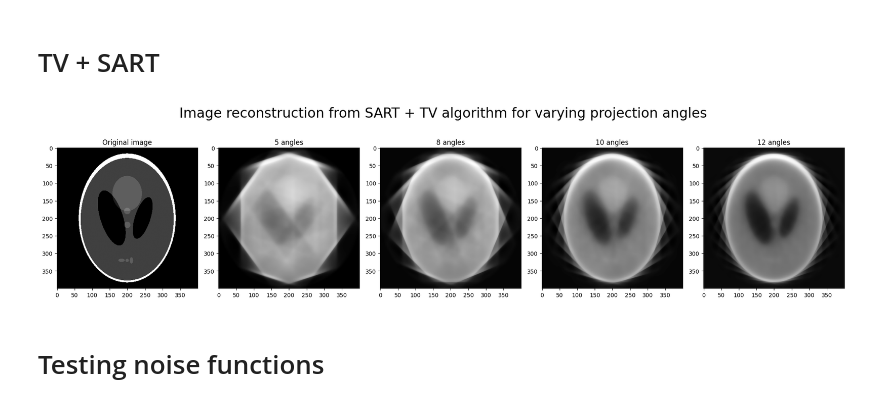
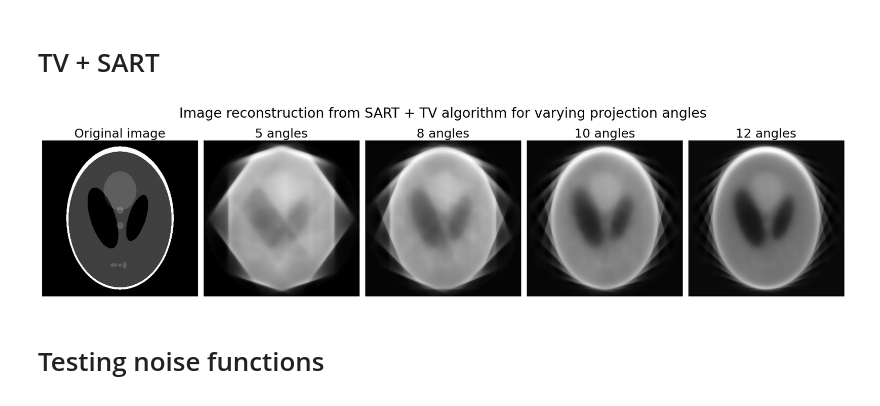
Before and after one commit to msmith693/tomography, a Jupyter notebook: notebook/sart_tv_reconstruction.ipynb, the cells around one changed output. Cells and saved outputs as stored; diff of their text form; code cells hidden in the pictures.

```diff
--- a/sart_tv_reconstruction.ipynb
+++ b/notebook/sart_tv_reconstruction.ipynb
@@ -183,39 +183,41 @@ sinogram = radon(image)
 
 reconstruction_image_5_angles = modified_sart_plus_tv(
     generate_sparse_sinogram(image, 5), theta=generate_num_projections(5)
 )
 reconstruction_image_8_angles = modified_sart_plus_tv(
     generate_sparse_sinogram(image, 8), theta=generate_num_projections(8)
 )
 reconstruction_image_12_angles = modified_sart_plus_tv(
     generate_sparse_sinogram(image, 12), theta=generate_num_projections(12)
 )
 reconstruction_image_15_angles = modified_sart_plus_tv(
     generate_sparse_sinogram(image, 15), theta=generate_num_projections(15)
 )
 
 imkwargs = dict(vmin=-0.2, vmax=0.2)
 fig, (ax1, ax2, ax3, ax4, ax5) = plt.subplots(1, 5, figsize=(20, 10))
 fig.suptitle(
     "Image reconstruction from SART + TV algorithm for varying projection angles",
     y=0.75,
     fontsize=24,
 )
-ax1.set_title("Original image")
+plt.setp(plt.gcf().get_axes(), xticks=[], yticks=[]);
+ax1.set_title("Original image", fontsize = 22)
 ax1.imshow(image, cmap=plt.cm.Greys_r)
-ax2.set_title("5 angles")
+ax2.set_title("5 angles", fontsize = 22)
 ax2.imshow(reconstruction_image_5_angles, cmap=plt.cm.Greys_r)
-ax3.set_title("8 angles")
+ax3.set_title("8 angles", fontsize = 22)
 ax3.imshow(reconstruction_image_8_angles, cmap=plt.cm.Greys_r)
-ax4.set_title("10 angles")
+ax4.set_title("10 angles", fontsize = 22)
 ax4.imshow(reconstruction_image_12_angles, cmap=plt.cm.Greys_r)
-ax5.set_title("12 angles")
+ax5.set_title("12 angles", fontsize = 22)
 ax5.imshow(reconstruction_image_15_angles, cmap=plt.cm.Greys_r)
 
 fig.tight_layout()
+plt.savefig('../results/SART+TV-varying-projection-angles.png')
 plt.show()
 # %% [output]
-[figure, old version]
+[figure, new version]
 # %% [markdown]
 # Testing noise functions
 # %%
```
Also changed, not shown: 2 other files.
